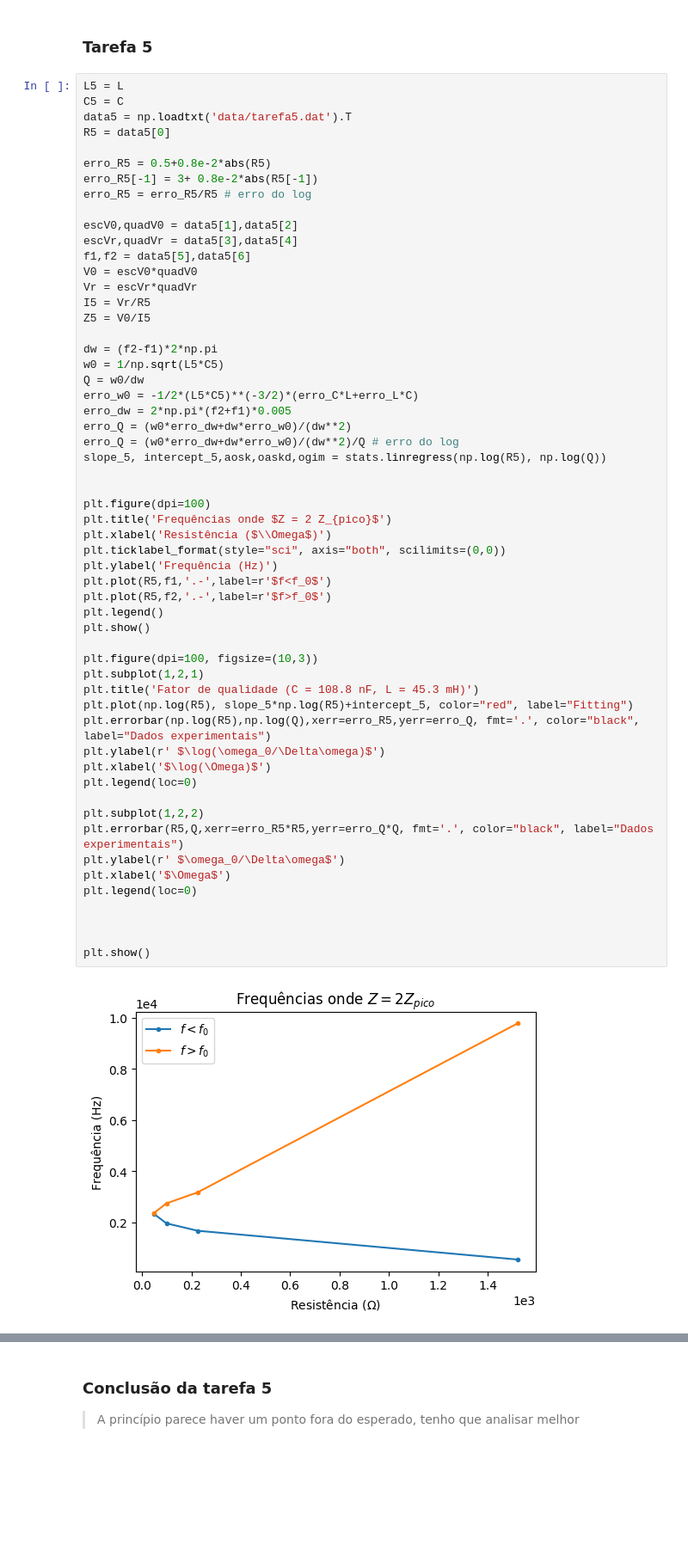
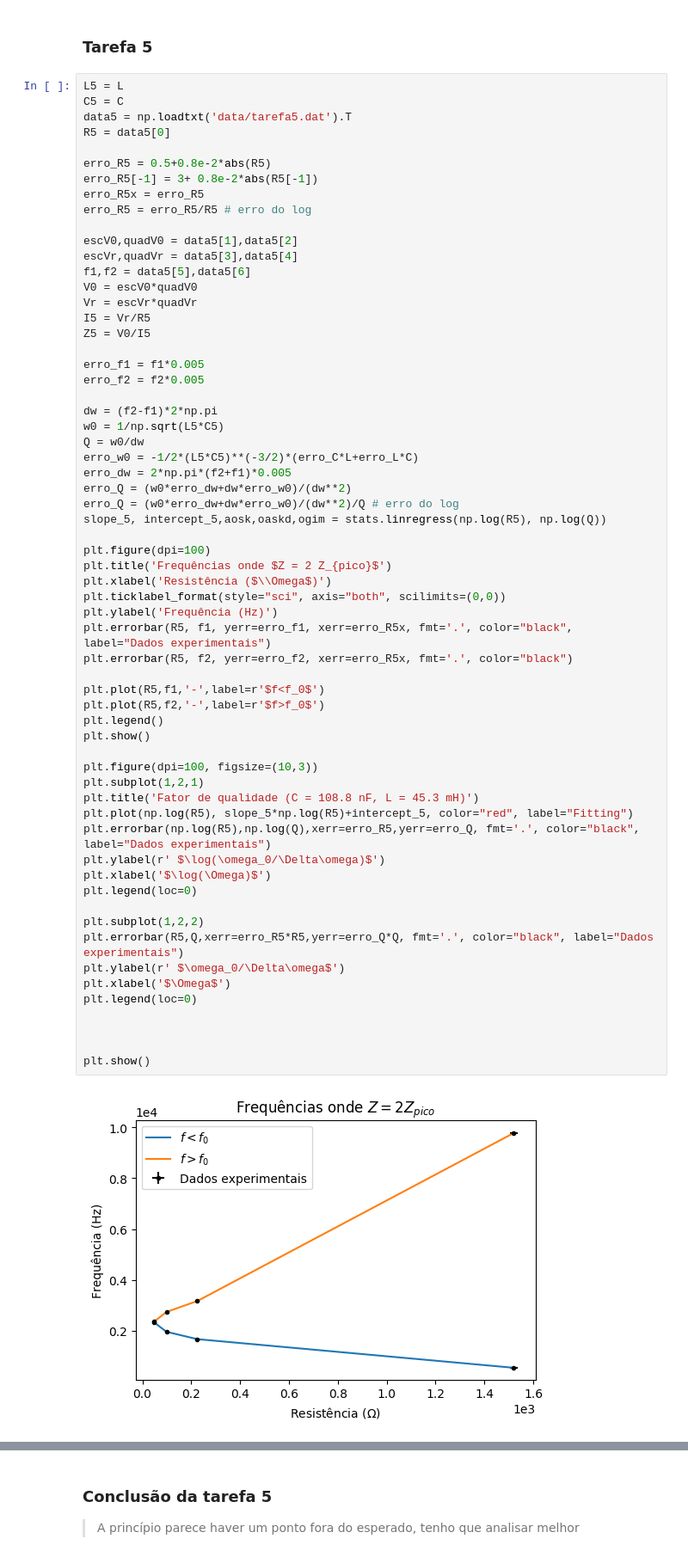
Before and after one commit to solano/lab3, a Jupyter notebook: pratica6/notebook/Analise.ipynb, the cells around one changed output, grey strips where cells are left out. Shown at 86% size. Drawn from its saved outputs; the diff is of its cells as text; blank space fills up the shorter version.

```diff
--- a/pratica6/notebook/Analise.ipynb
+++ b/pratica6/notebook/Analise.ipynb
@@ -264,6 +284,7 @@ R5 = data5[0]
 
 erro_R5 = 0.5+0.8e-2*abs(R5)
 erro_R5[-1] = 3+ 0.8e-2*abs(R5[-1])
+erro_R5x = erro_R5
 erro_R5 = erro_R5/R5 # erro do log
 
 escV0,quadV0 = data5[1],data5[2]
@@ -274,6 +295,9 @@ Vr = escVr*quadVr
 I5 = Vr/R5
 Z5 = V0/I5
 
+erro_f1 = f1*0.005
+erro_f2 = f2*0.005
+
 dw = (f2-f1)*2*np.pi
 w0 = 1/np.sqrt(L5*C5)
 Q = w0/dw
@@ -283,37 +307,39 @@ erro_Q = (w0*erro_dw+dw*erro_w0)/(dw**2)
 erro_Q = (w0*erro_dw+dw*erro_w0)/(dw**2)/Q # erro do log
 slope_5, intercept_5,aosk,oaskd,ogim = stats.linregress(np.log(R5), np.log(Q))
 
-
 plt.figure(dpi=100)
 plt.title('Frequências onde $Z = 2 Z_{pico}$')
 plt.xlabel('Resistência ($\\Omega$)')
 plt.ticklabel_format(style="sci", axis="both", scilimits=(0,0))
 plt.ylabel('Frequência (Hz)')
-plt.plot(R5,f1,'.-',label=r'$f<f_0$')
-plt.plot(R5,f2,'.-',label=r'$f>f_0$')
+plt.errorbar(R5, f1, yerr=erro_f1, xerr=erro_R5x, fmt='.', color="black", label="Dados experimentais")
+plt.errorbar(R5, f2, yerr=erro_f2, xerr=erro_R5x, fmt='.', color="black")
+
+plt.plot(R5,f1,'-',label=r'$f<f_0$')
+plt.plot(R5,f2,'-',label=r'$f>f_0$')
 plt.legend()
 plt.show()
 
 plt.figure(dpi=100, figsize=(10,3))
 plt.subplot(1,2,1)
 plt.title('Fator de qualidade (C = 108.8 nF, L = 45.3 mH)')
 plt.plot(np.log(R5), slope_5*np.log(R5)+intercept_5, color="red", label="Fitting")
 plt.errorbar(np.log(R5),np.log(Q),xerr=erro_R5,yerr=erro_Q, fmt='.', color="black", label="Dados experimentais")
 plt.ylabel(r' $\log(\omega_0/\Delta\omega)$')
 plt.xlabel('$\log(\Omega)$')
 plt.legend(loc=0)
 
 plt.subplot(1,2,2)
 plt.errorbar(R5,Q,xerr=erro_R5*R5,yerr=erro_Q*Q, fmt='.', color="black", label="Dados experimentais")
 plt.ylabel(r' $\omega_0/\Delta\omega$')
 plt.xlabel('$\Omega$')
 plt.legend(loc=0)
 
 
 
 plt.show()
 # %% [output]
-[figure, old version]
+[figure, new version]
 [figure]
 # %% [markdown]
 ### Conclusão da tarefa 5
```
Also changed, not shown: parts of 3 cells of this notebook, 1 other file.
